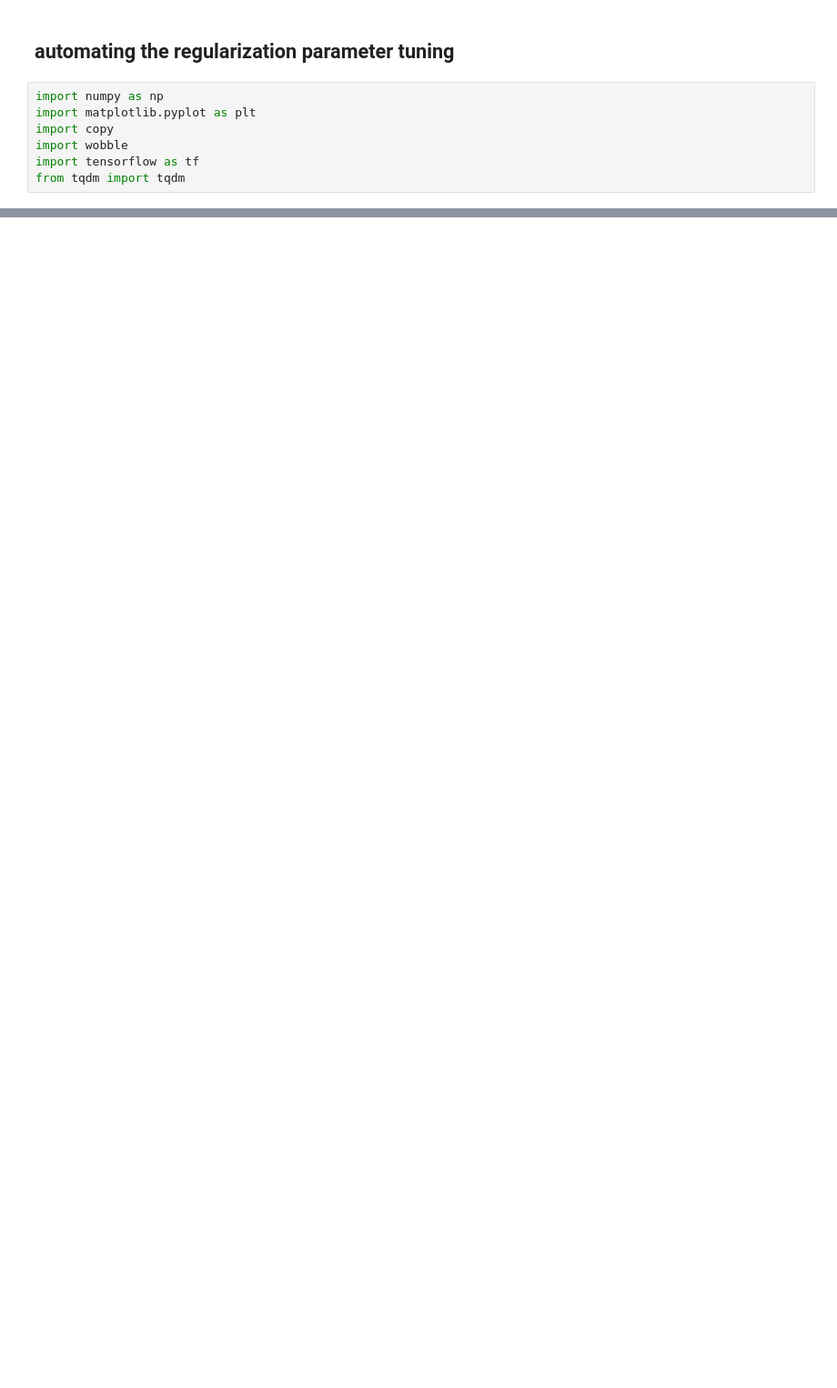
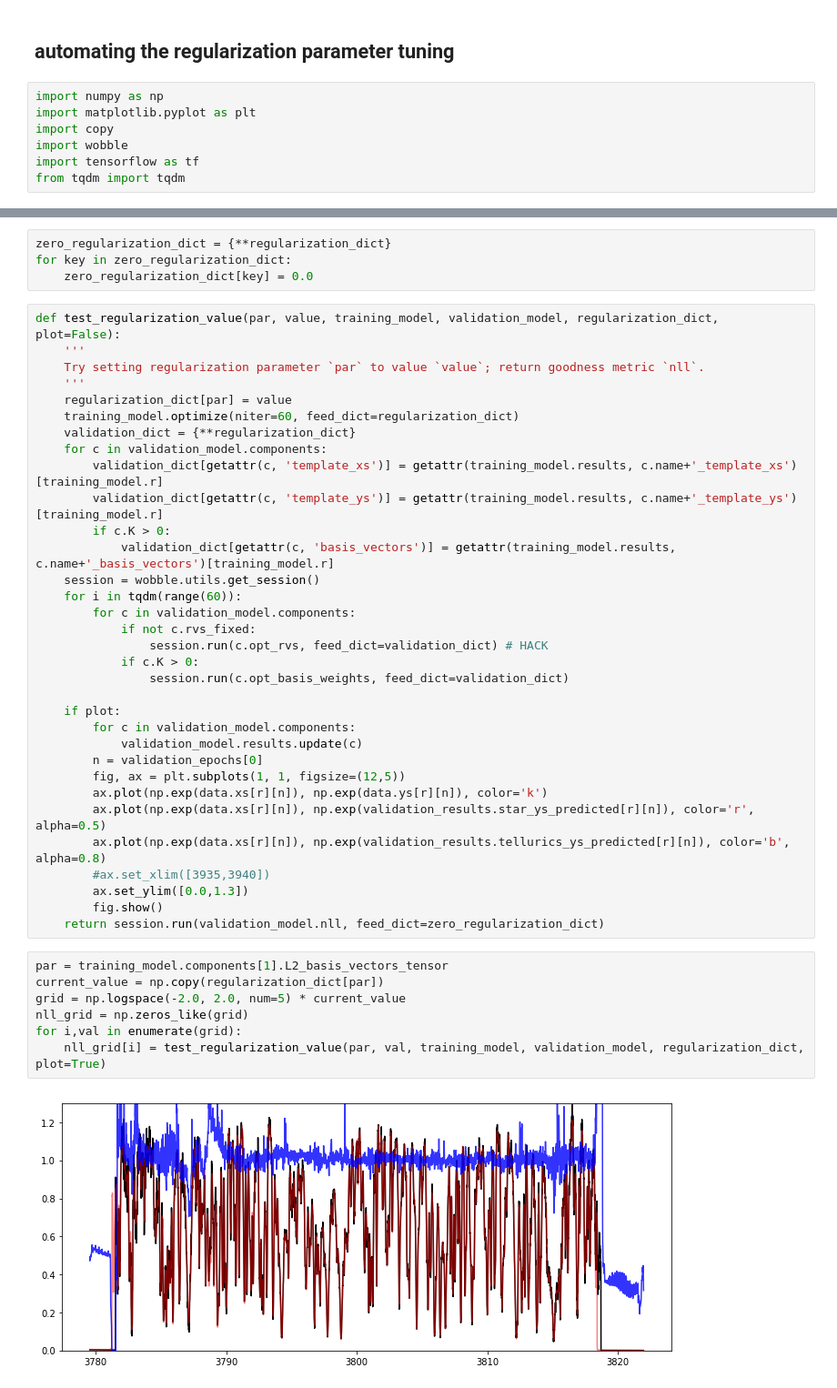
Before and after one commit to megbedell/wobble, a Jupyter notebook: regularization3.ipynb, the cells around one changed output, grey strips where cells are left out. Shown at 91% size. Cells and saved outputs as stored; diff of their text form; blank space fills up the shorter version.

Commit message:
working on regularization

```diff
--- a/regularization3.ipynb
+++ b/regularization3.ipynb
@@ -124,0 +43,46 @@ improve_regularization(model.components[1], model, data, 0, names=None,
+# %%
+zero_regularization_dict = {**regularization_dict}
+for key in zero_regularization_dict:
+    zero_regularization_dict[key] = 0.0
+# %%
+def test_regularization_value(par, value, training_model, validation_model, regularization_dict, plot=False):
+    '''
+    Try setting regularization parameter `par` to value `value`; return goodness metric `nll`.
+    '''
+    regularization_dict[par] = value
+    training_model.optimize(niter=60, feed_dict=regularization_dict)
+    validation_dict = {**regularization_dict}
+    for c in validation_model.components:
+        validation_dict[getattr(c, 'template_xs')] = getattr(training_model.results, c.name+'_template_xs')[training_model.r]
+        validation_dict[getattr(c, 'template_ys')] = getattr(training_model.results, c.name+'_template_ys')[training_model.r]
+        if c.K > 0:
+            validation_dict[getattr(c, 'basis_vectors')] = getattr(training_model.results, c.name+'_basis_vectors')[training_model.r]
+    session = wobble.utils.get_session()
+    for i in tqdm(range(60)):
+        for c in validation_model.components:
+            if not c.rvs_fixed:
+                session.run(c.opt_rvs, feed_dict=validation_dict) # HACK
+            if c.K > 0:
+                session.run(c.opt_basis_weights, feed_dict=validation_dict)
+
+    if plot:
+        for c in validation_model.components:
+            validation_model.results.update(c)
+        n = validation_epochs[0]
+        fig, ax = plt.subplots(1, 1, figsize=(12,5))
+        ax.plot(np.exp(data.xs[r][n]), np.exp(data.ys[r][n]), color='k')
+        ax.plot(np.exp(data.xs[r][n]), np.exp(validation_results.star_ys_predicted[r][n]), color='r', alpha=0.5)
+        ax.plot(np.exp(data.xs[r][n]), np.exp(validation_results.tellurics_ys_predicted[r][n]), color='b', alpha=0.8)
+        #ax.set_xlim([3935,3940])
+        ax.set_ylim([0.0,1.3])
+        fig.show()
+    return session.run(validation_model.nll, feed_dict=zero_regularization_dict)
+# %%
+par = training_model.components[1].L2_basis_vectors_tensor
+current_value = np.copy(regularization_dict[par])
+grid = np.logspace(-2.0, 2.0, num=5) * current_value
+nll_grid = np.zeros_like(grid)
+for i,val in enumerate(grid):
+    nll_grid[i] = test_regularization_value(par, val, training_model, validation_model, regularization_dict, plot=True)
+# %% [output]
+[figure, added]
```
Also changed, not shown: parts of 15 cells of this notebook, 2 other files.
